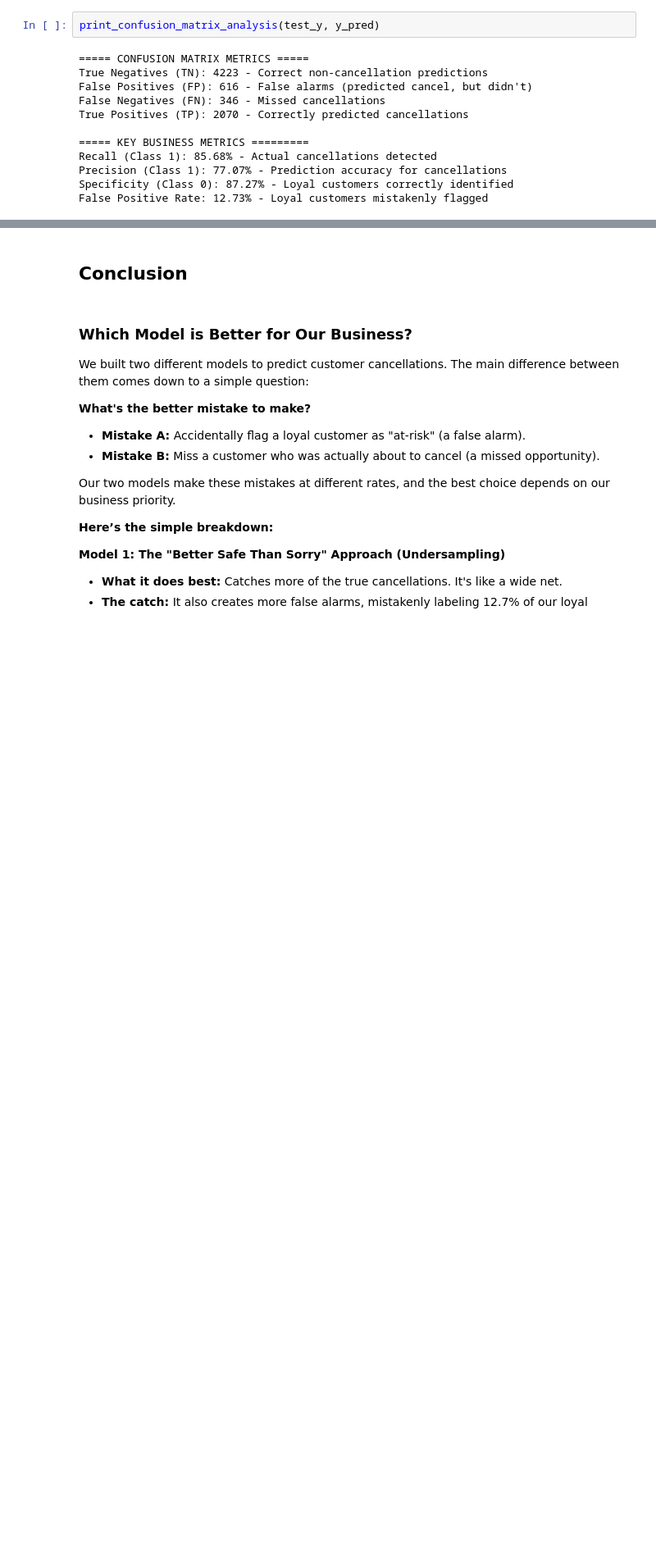
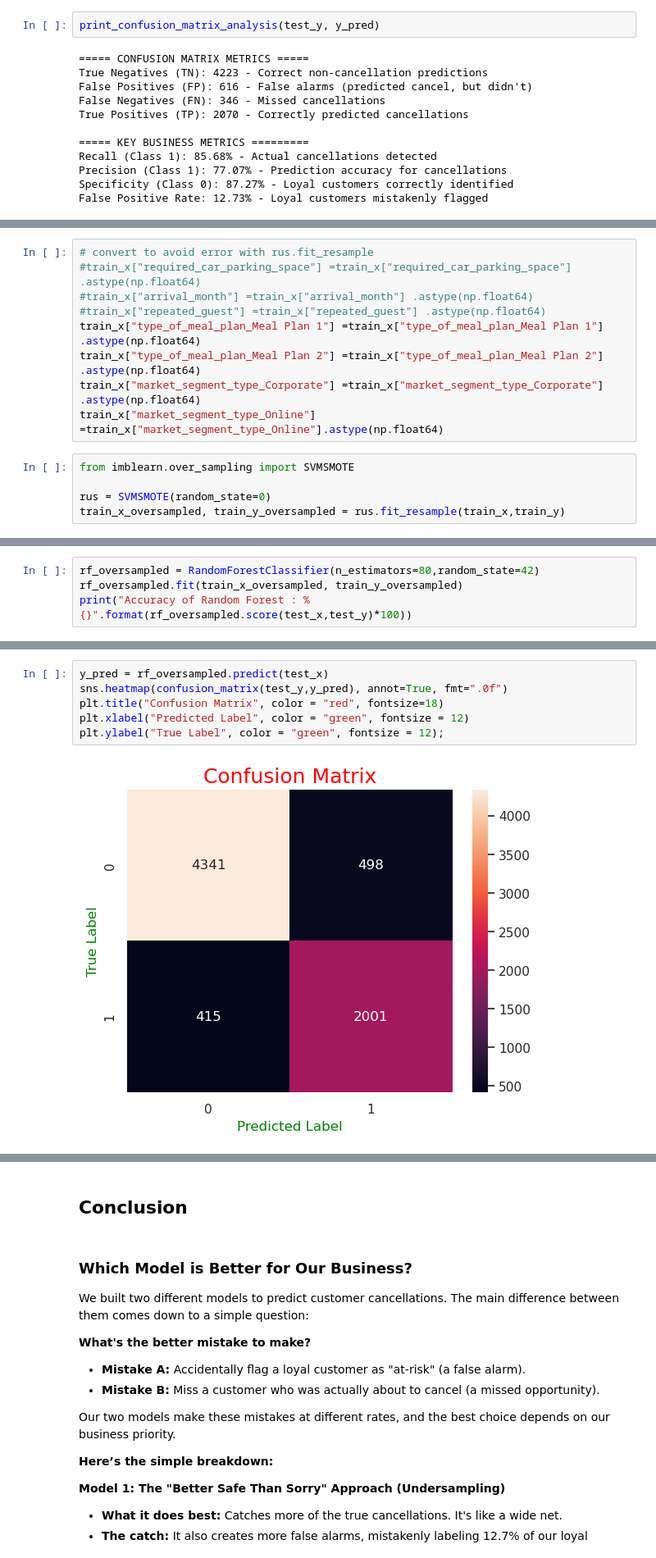
Before and after one commit to rolaseba/hotel-reservation-prediction, a Jupyter notebook: notebook.ipynb, the cells around one changed output, grey strips where cells are left out. Shown at 82% size. Drawn from its saved outputs; the diff is of its cells as text; blank space fills up the shorter version.

Commit message:
fix!: Over-sampling section recovered

```diff
--- a/notebook.ipynb
+++ b/notebook.ipynb
@@ -2045,0 +2077,14 @@ False Positive Rate: 12.73% - Loyal customers mistakenly flagged
+# %%
+# convert to avoid error with rus.fit_resample
+#train_x["required_car_parking_space"] =train_x["required_car_parking_space"] .astype(np.float64)
+#train_x["arrival_month"] =train_x["arrival_month"] .astype(np.float64)
+#train_x["repeated_guest"] =train_x["repeated_guest"] .astype(np.float64)
+train_x["type_of_meal_plan_Meal Plan 1"] =train_x["type_of_meal_plan_Meal Plan 1"] .astype(np.float64)
+train_x["type_of_meal_plan_Meal Plan 2"] =train_x["type_of_meal_plan_Meal Plan 2"] .astype(np.float64)
+train_x["market_segment_type_Corporate"] =train_x["market_segment_type_Corporate"] .astype(np.float64)
+train_x["market_segment_type_Online"] =train_x["market_segment_type_Online"].astype(np.float64)
+# %%
+from imblearn.over_sampling import SVMSMOTE
+
+rus = SVMSMOTE(random_state=0)
+train_x_oversampled, train_y_oversampled = rus.fit_resample(train_x,train_y)
@@ -2045,0 +2108,4 @@ False Positive Rate: 12.73% - Loyal customers mistakenly flagged
+# %%
+rf_oversampled = RandomForestClassifier(n_estimators=80,random_state=42)
+rf_oversampled.fit(train_x_oversampled, train_y_oversampled)
+print("Accuracy of Random Forest : % {}".format(rf_oversampled.score(test_x,test_y)*100))
@@ -2045,0 +2125,8 @@ False Positive Rate: 12.73% - Loyal customers mistakenly flagged
+# %%
+y_pred = rf_oversampled.predict(test_x)
+sns.heatmap(confusion_matrix(test_y,y_pred), annot=True, fmt=".0f")
+plt.title("Confusion Matrix", color = "red", fontsize=18)
+plt.xlabel("Predicted Label", color = "green", fontsize = 12)
+plt.ylabel("True Label", color = "green", fontsize = 12);
+# %% [output]
+[figure, added]
```
Also changed, not shown: parts of 29 cells of this notebook.
